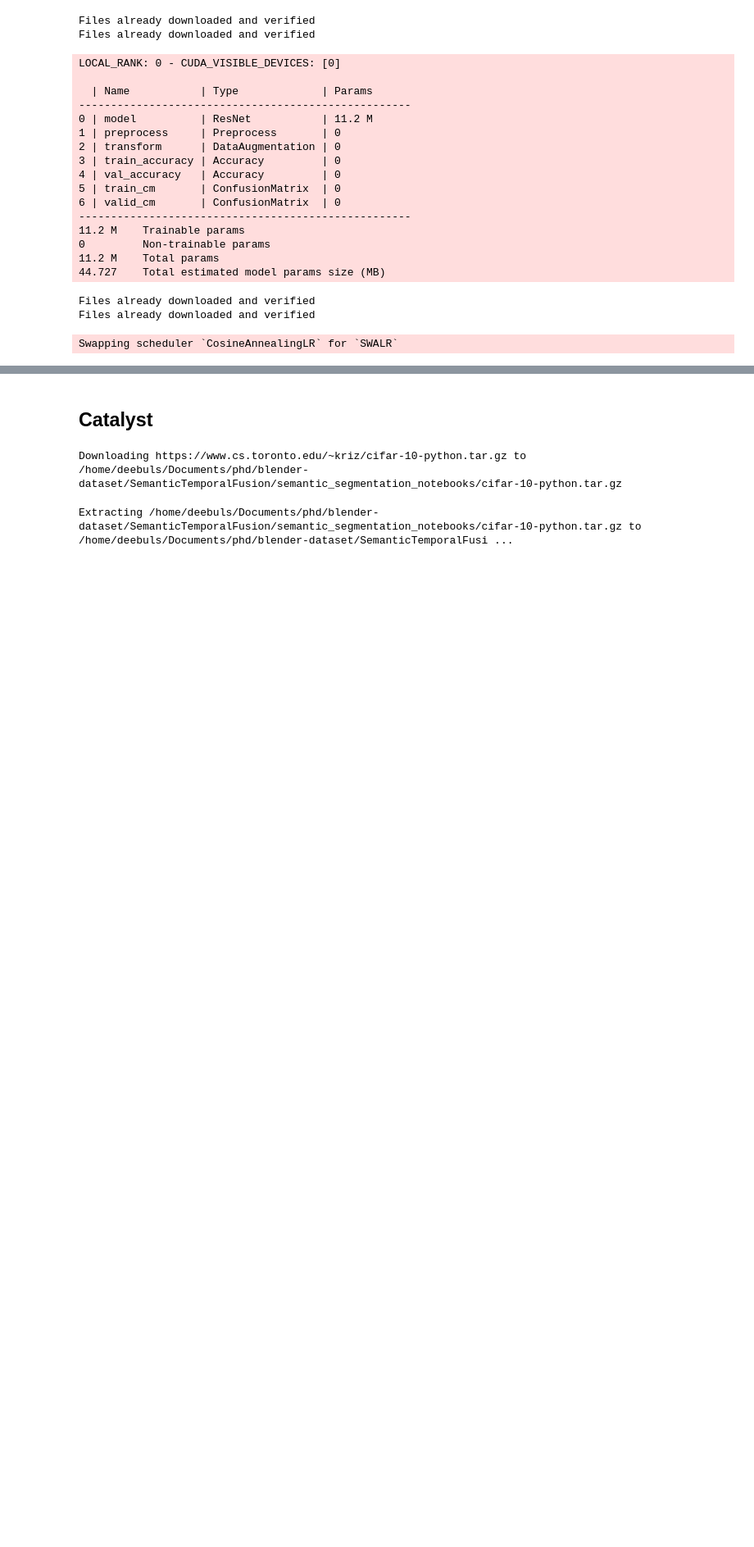
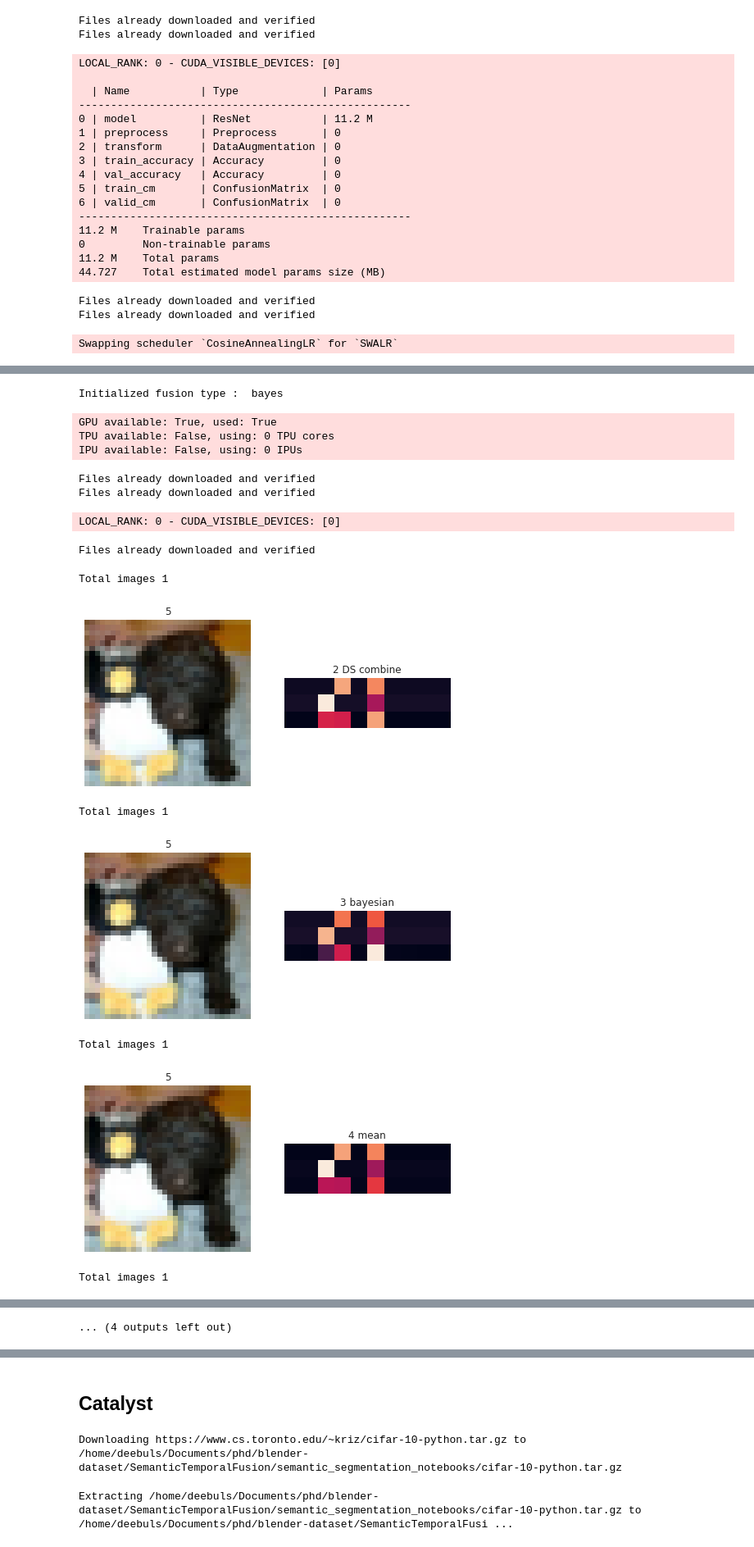
Before and after one commit to DependableSoftware2-0/SemanticTemporalFusion, a Jupyter notebook: semantic_segmentation_notebooks/TTAClassification.ipynb, the cells around one changed output, grey strips where cells are left out. Shown at 82% size. Drawn from its saved outputs; the diff is of its cells as text; code cells hidden in the pictures; blank space fills up the shorter version.

```diff
--- a/semantic_segmentation_notebooks/TTAClassification.ipynb
+++ b/semantic_segmentation_notebooks/TTAClassification.ipynb
@@ -222,0 +531,33 @@ Swapping scheduler `CosineAnnealingLR` for `SWALR`
+# %%
+model = EvidentialUncertainFusionTTA()
+model.model = torch.load('cifar10Resnet18.pt')
+# %% [output]
+Initialized fusion type :  bayes
+# %%
+# Initialize a trainer
+trainer = Trainer(
+    callbacks=[TQDMProgressBar(refresh_rate=20),
+               StochasticWeightAveraging(swa_lrs=1e-2)],
+    accelerator="auto",
+    devices=1 if torch.cuda.is_available() else None,  # limiting got iPython runs
+    max_epochs=1,
+)
+
+#trainer.fit(model)
+# Train the model ⚡
+trainer.validate(model)
+# %% [output]
+GPU available: True, used: True
+TPU available: False, using: 0 TPU cores
+IPU available: False, using: 0 IPUs
+Files already downloaded and verified
+Files already downloaded and verified
+LOCAL_RANK: 0 - CUDA_VISIBLE_DEVICES: [0]
+Files already downloaded and verified
+Total images 1
+[figure, added]
+Total images 1
+[figure, added]
+Total images 1
+[figure, added]
+Total images 1
@@ -222,0 +565 @@ Swapping scheduler `CosineAnnealingLR` for `SWALR`
+... (4 outputs left out)
```
Also changed, not shown: parts of 23 cells of this notebook, 12 other files.
